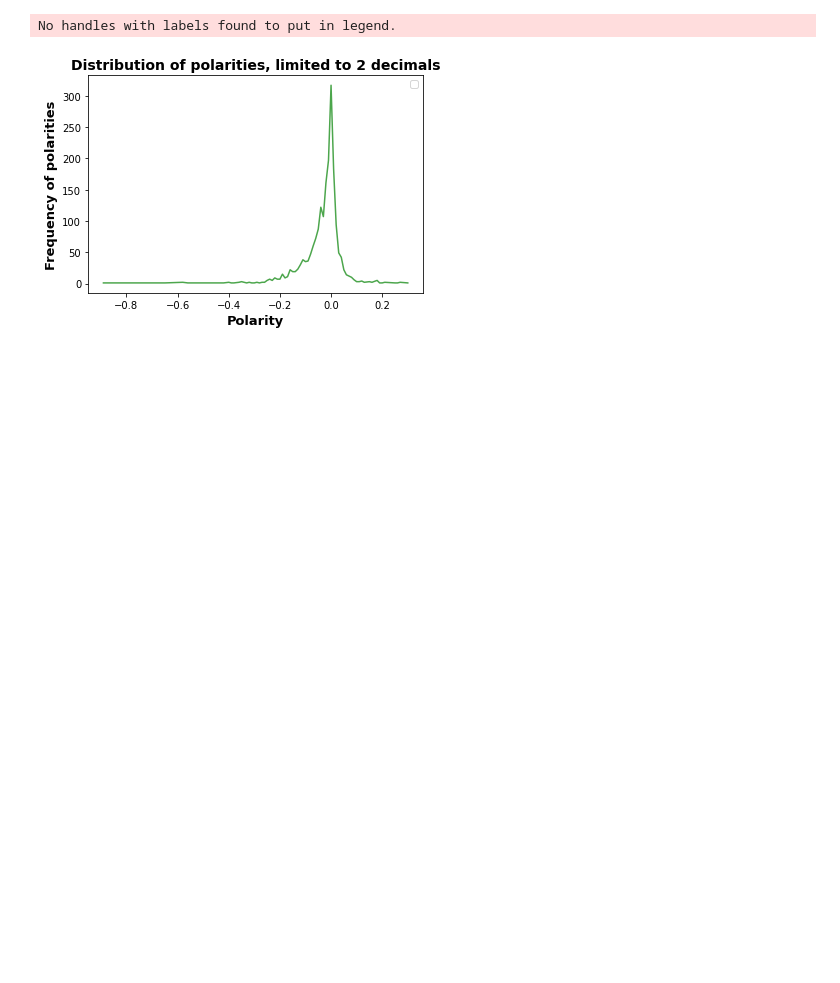
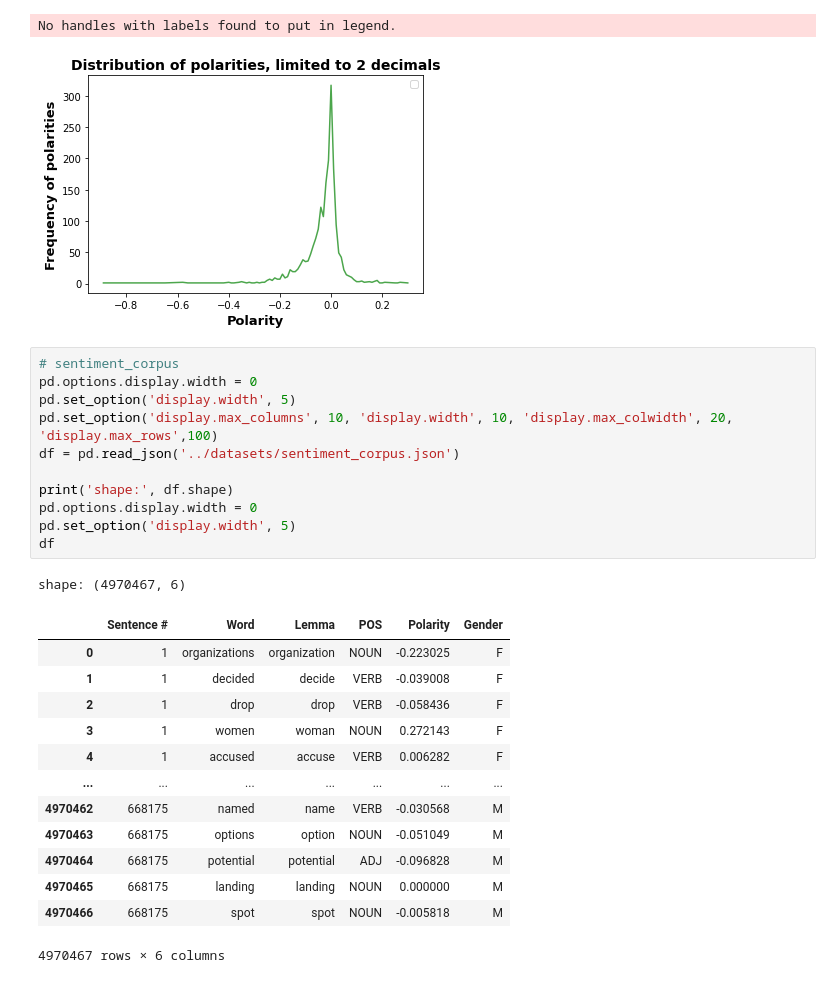
Before and after one commit to Lenschow-Fogh/Ezra, a Jupyter notebook: sentiment/presentation/dataset.ipynb, the cells around one changed output. Cells and saved outputs as stored; diff of their text form; blank space fills up the shorter version.

```diff
--- a/sentiment/presentation/dataset.ipynb
+++ b/sentiment/presentation/dataset.ipynb
@@ -323,3 +323,29 @@ plt.show()
 # %% [output]
 No handles with labels found to put in legend.
 [figure]
+# %%
+# sentiment_corpus
+pd.options.display.width = 0
+pd.set_option('display.width', 5)
+pd.set_option('display.max_columns', 10, 'display.width', 10, 'display.max_colwidth', 20, 'display.max_rows',100)
+df = pd.read_json('../datasets/sentiment_corpus.json')
+
+print('shape:', df.shape)
+pd.options.display.width = 0
+pd.set_option('display.width', 5)
+df
+# %% [output]
+shape: (4970467, 6)
+|  | Sentence # | Word | Lemma | POS | Polarity | Gender |
+| 0 | 1 | organizations | organization | NOUN | -0.223025 | F |
+| 1 | 1 | decided | decide | VERB | -0.039008 | F |
+| 2 | 1 | drop | drop | VERB | -0.058436 | F |
+| 3 | 1 | women | woman | NOUN | 0.272143 | F |
+| 4 | 1 | accused | accuse | VERB | 0.006282 | F |
+| ... | ... | ... | ... | ... | ... | ... |
+| 4970462 | 668175 | named | name | VERB | -0.030568 | M |
+| 4970463 | 668175 | options | option | NOUN | -0.051049 | M |
+| 4970464 | 668175 | potential | potential | ADJ | -0.096828 | M |
+| 4970465 | 668175 | landing | landing | NOUN | 0.000000 | M |
+| 4970466 | 668175 | spot | spot | NOUN | -0.005818 | M |
+4970467 rows × 6 columns
```
Also changed, not shown: 3 other files.
